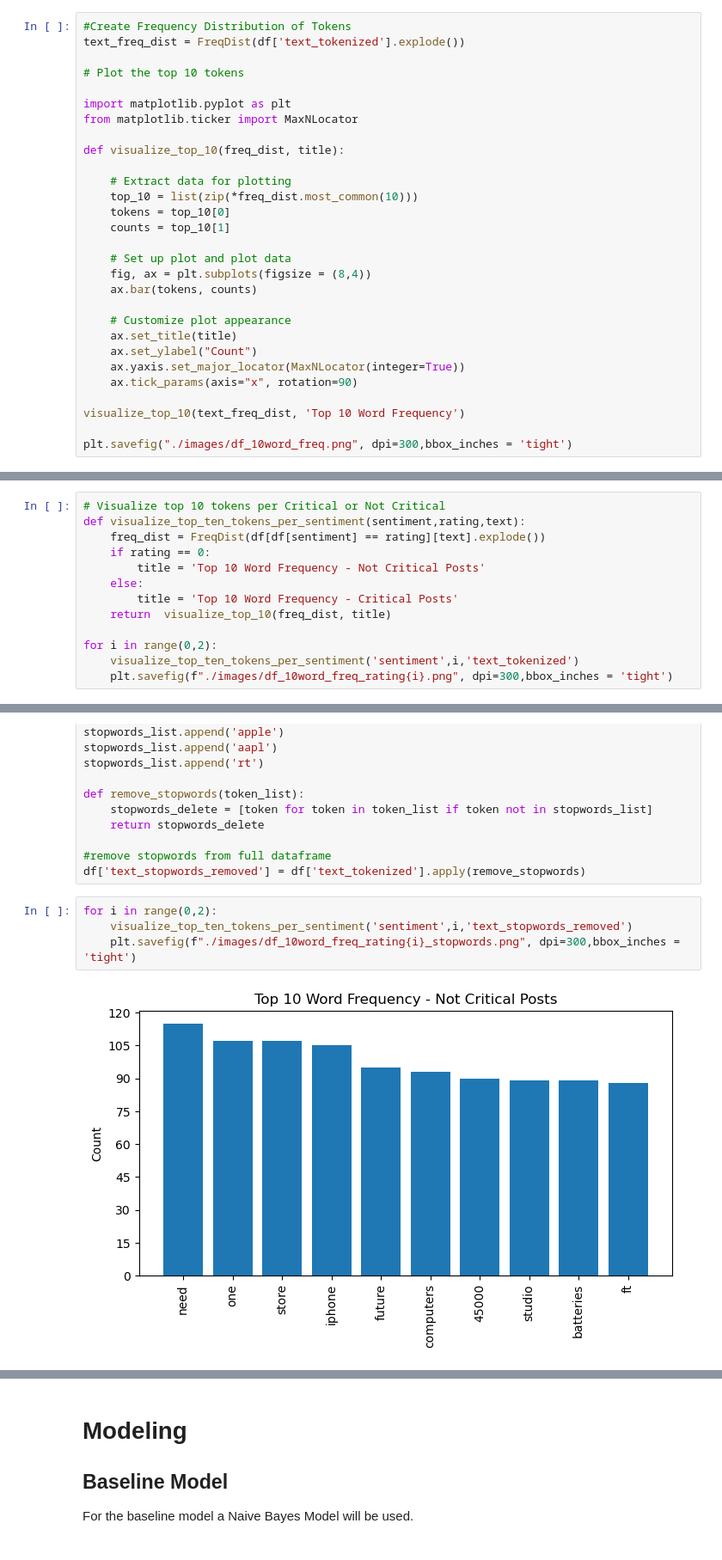
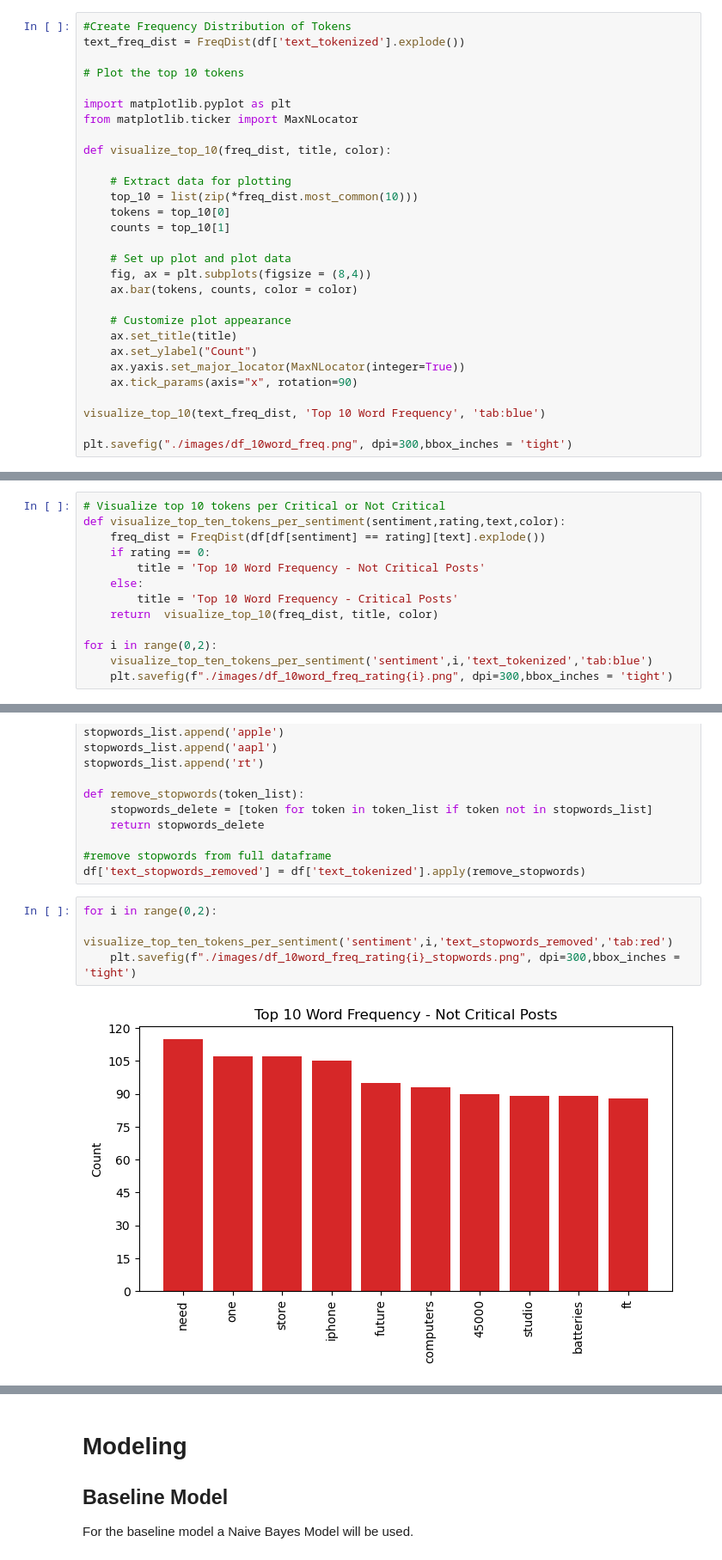
Before and after one commit to mkearns17/NLP_Project, a Jupyter notebook: notebook.ipynb, the cells around one changed output, grey strips where cells are left out. Shown at 86% size. Saved outputs shown, nothing was run; the diff lists cells and outputs as text.

Commit message:
Plot Colors Updated

```diff
--- a/notebook.ipynb
+++ b/notebook.ipynb
@@ -168,7 +168,7 @@ text_freq_dist = FreqDist(df['text_tokenized'].explode())
 import matplotlib.pyplot as plt
 from matplotlib.ticker import MaxNLocator
 
-def visualize_top_10(freq_dist, title):
+def visualize_top_10(freq_dist, title, color):
 
     # Extract data for plotting
     top_10 = list(zip(*freq_dist.most_common(10)))
@@ -177,7 +177,7 @@ def visualize_top_10(freq_dist, title):
 
     # Set up plot and plot data
     fig, ax = plt.subplots(figsize = (8,4))
-    ax.bar(tokens, counts)
+    ax.bar(tokens, counts, color = color)
 
     # Customize plot appearance
     ax.set_title(title)
@@ -185,7 +185,7 @@ def visualize_top_10(freq_dist, title):
     ax.yaxis.set_major_locator(MaxNLocator(integer=True))
     ax.tick_params(axis="x", rotation=90)
 
-visualize_top_10(text_freq_dist, 'Top 10 Word Frequency')
+visualize_top_10(text_freq_dist, 'Top 10 Word Frequency', 'tab:blue')
 
 plt.savefig("./images/df_10word_freq.png", dpi=300,bbox_inches = 'tight')
 # %% [output]
@@ -194,16 +194,16 @@ plt.savefig("./images/df_10word_freq.png", dpi=300,bbox_inches = 'tight')
 The frequency list does not seem very meaningful yet. It may be worth reviewing the top 10 word frequency betweent the critical and not critical posts.
 # %%
 # Visualize top 10 tokens per Critical or Not Critical
-def visualize_top_ten_tokens_per_sentiment(sentiment,rating,text):
+def visualize_top_ten_tokens_per_sentiment(sentiment,rating,text,color):
     freq_dist = FreqDist(df[df[sentiment] == rating][text].explode())
     if rating == 0:
         title = 'Top 10 Word Frequency - Not Critical Posts'
     else:
         title = 'Top 10 Word Frequency - Critical Posts'
-    return  visualize_top_10(freq_dist, title)
+    return  visualize_top_10(freq_dist, title, color)
 
 for i in range(0,2):
-    visualize_top_ten_tokens_per_sentiment('sentiment',i,'text_tokenized')
+    visualize_top_ten_tokens_per_sentiment('sentiment',i,'text_tokenized','tab:blue')
     plt.savefig(f"./images/df_10word_freq_rating{i}.png", dpi=300,bbox_inches = 'tight')
 # %% [output]
 [figure]
@@ -230,7 +230,7 @@ def remove_stopwords(token_list):
 df['text_stopwords_removed'] = df['text_tokenized'].apply(remove_stopwords)
 # %%
 for i in range(0,2):
-    visualize_top_ten_tokens_per_sentiment('sentiment',i,'text_stopwords_removed')
+    visualize_top_ten_tokens_per_sentiment('sentiment',i,'text_stopwords_removed','tab:red')
     plt.savefig(f"./images/df_10word_freq_rating{i}_stopwords.png", dpi=300,bbox_inches = 'tight')
 # %% [output]
-[figure, old version]
+[figure, new version]
```
Also changed, not shown: parts of 2 cells of this notebook, 3 other files.
